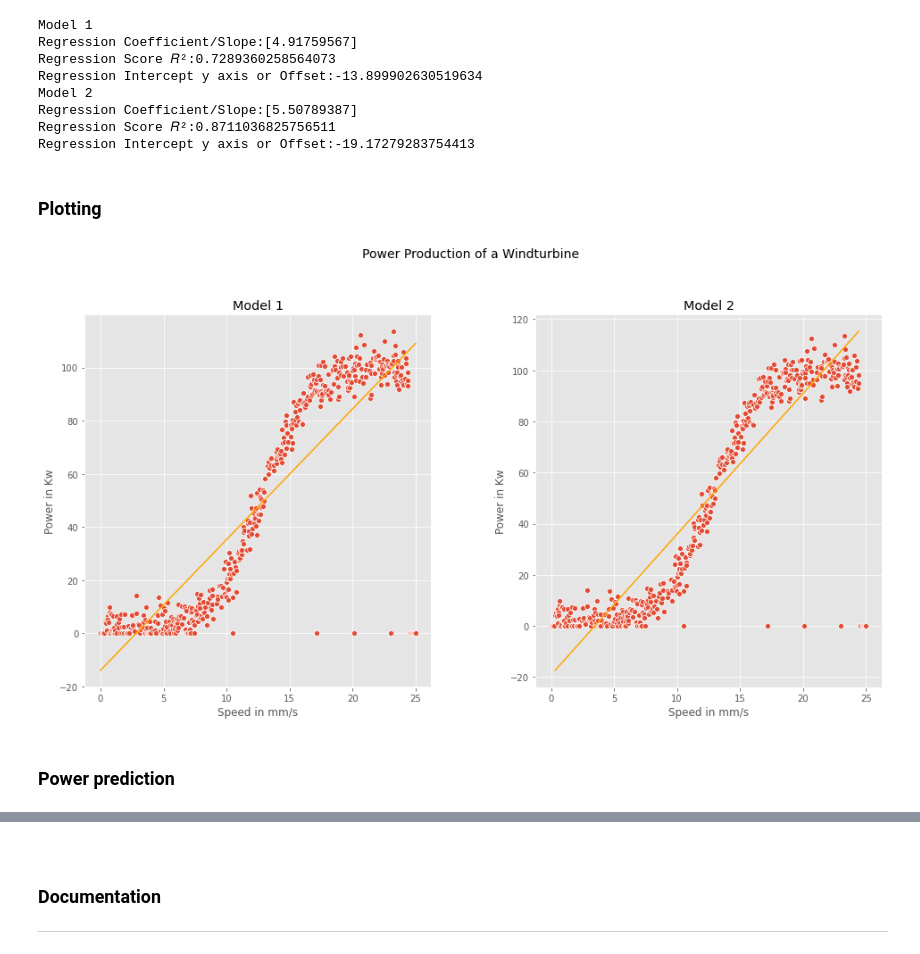
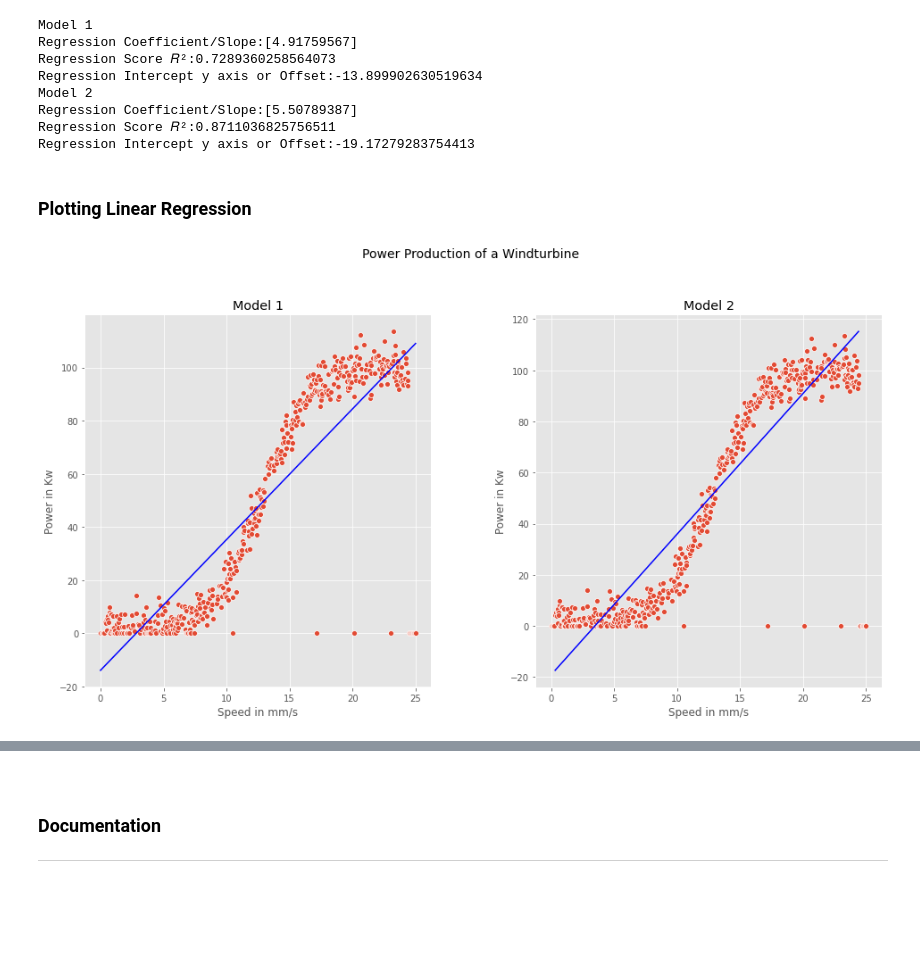
Before and after one commit to Silvio622/foda-project2020, a Jupyter notebook: Prediction of Wind Turbine Power Production .ipynb, the cells around one changed output, grey strips where cells are left out. Saved outputs shown, nothing was run; the diff lists cells and outputs as text; code cells hidden in the pictures; blank space fills up the shorter version.

```diff
--- a/Prediction of Wind Turbine Power Production .ipynb
+++ b/Prediction of Wind Turbine Power Production .ipynb
@@ -111,26 +112,24 @@ Regression Coefficient/Slope:[5.50789387]
 Regression Score 𝑅²:0.8711036825756511
 Regression Intercept y axis or Offset:-19.17279283754413
 # %% [markdown]
-### Plotting
+### Plotting Linear Regression
 # %%
 fig = plt.figure(figsize=(16,8))
 title = fig.suptitle("Power Production of a Windturbine", fontsize = 14)
 fig.subplots_adjust(top = 0.85, wspace = 0.3)
 
 ax1 = fig.add_subplot(1,2,1)
 plt.title("Model 1")
 sns.scatterplot(x='speed',y='power',data=df)
-plt.plot(X1,linmodel1.predict(X1),color='Orange')
+plt.plot(X1,linmodel1.predict(X1),color='blue')
 plt.xlabel('Speed in mm/s')
 plt.ylabel('Power in Kw');
 
 ax1 = fig.add_subplot(1,2,2)
 plt.title("Model 2")
 sns.scatterplot(x='speed',y='power',data=df)
-plt.plot(X2,linmodel2.predict(X2),color='Orange')
+plt.plot(X2,linmodel2.predict(X2),color='blue')
 plt.xlabel('Speed in mm/s')
 plt.ylabel('Power in Kw');
 # %% [output]
-[figure, old version]
+[figure, new version]
-# %% [markdown]
-### Power prediction
```
Also changed, not shown: parts of 15 cells of this notebook.
